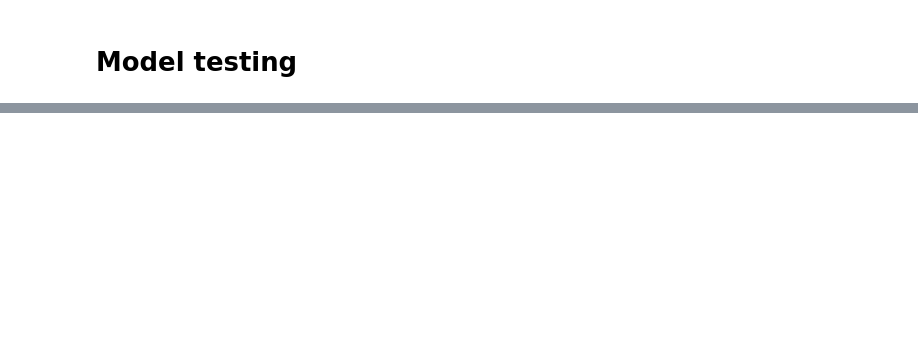
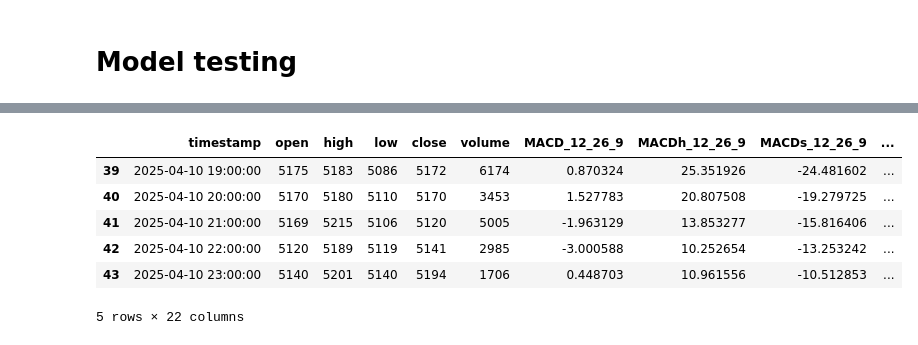
Before and after one commit to supriyo116/Project_ML, a Jupyter notebook: Model_training_testing.ipynb, the cells around one changed output, grey strips where cells are left out. Cells and saved outputs as stored; diff of their text form; code cells hidden in the pictures; blank space fills up the shorter version.

```diff
--- a/Model_training_testing.ipynb
+++ b/Model_training_testing.ipynb
@@ -523,5 +376,13 @@ df_5m = history.fetch_historical_data("MCX:CRUDEOILM25MARFUT", "5", ATR=12, mult
 # %%
-df_5m = df_5m.dropna()
+df.tail()
+# %% [output]
+|  | timestamp | open | high | low | close | volume | MACD_12_26_9 | MACDh_12_26_9 | MACDs_12_26_9 | ... |
+| 39 | 2025-04-10 19:00:00 | 5175 | 5183 | 5086 | 5172 | 6174 | 0.870324 | 25.351926 | -24.481602 | ... |
+| 40 | 2025-04-10 20:00:00 | 5170 | 5180 | 5110 | 5170 | 3453 | 1.527783 | 20.807508 | -19.279725 | ... |
+| 41 | 2025-04-10 21:00:00 | 5169 | 5215 | 5106 | 5120 | 5005 | -1.963129 | 13.853277 | -15.816406 | ... |
+| 42 | 2025-04-10 22:00:00 | 5120 | 5189 | 5119 | 5141 | 2985 | -3.000588 | 10.252654 | -13.253242 | ... |
+| 43 | 2025-04-10 23:00:00 | 5140 | 5201 | 5140 | 5194 | 1706 | 0.448703 | 10.961556 | -10.512853 | ... |
+5 rows × 22 columns
 # %%
 import pandas as pd
 import pickle
```
Also changed, not shown: parts of 26 cells of this notebook, 10 other files.
